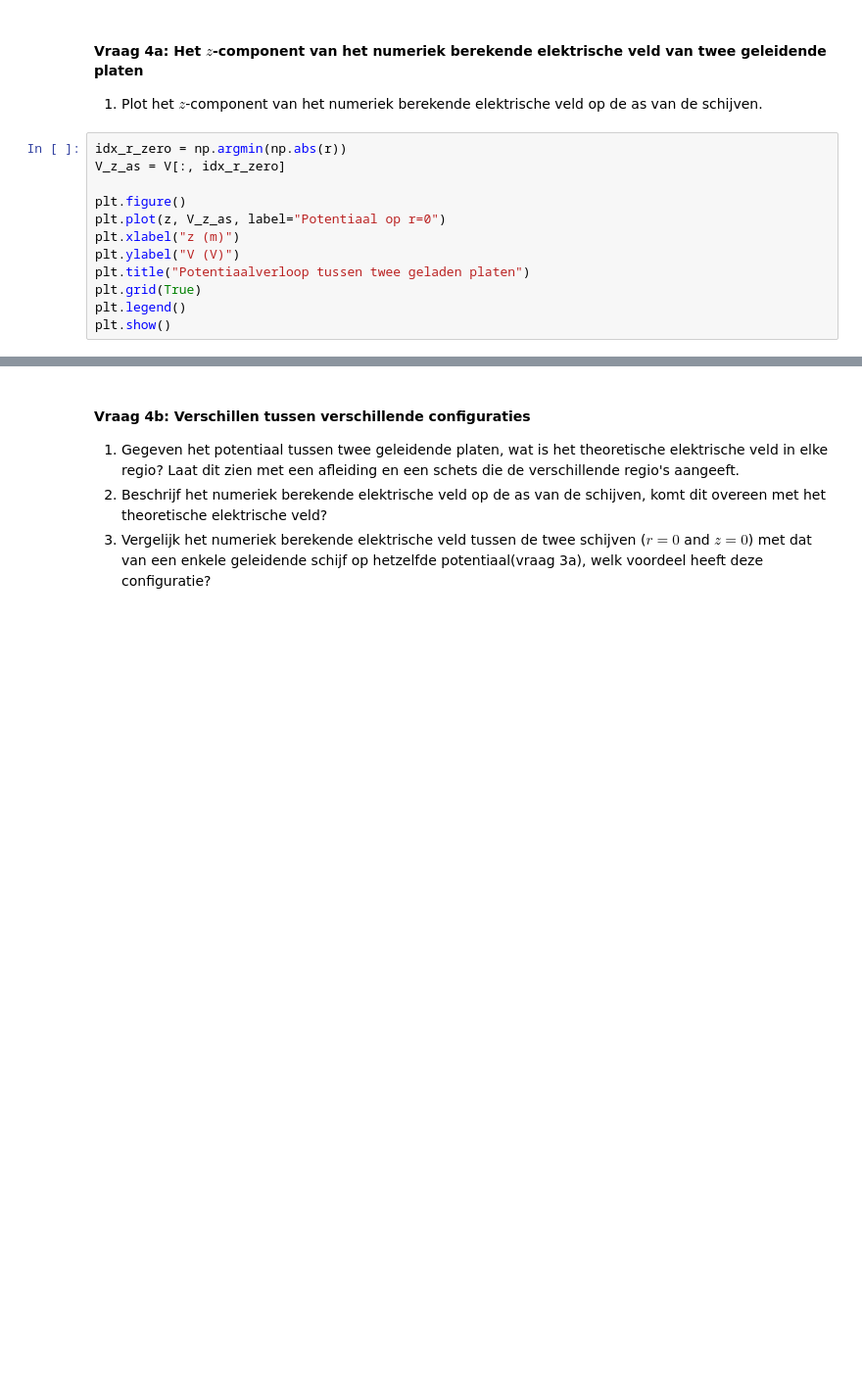
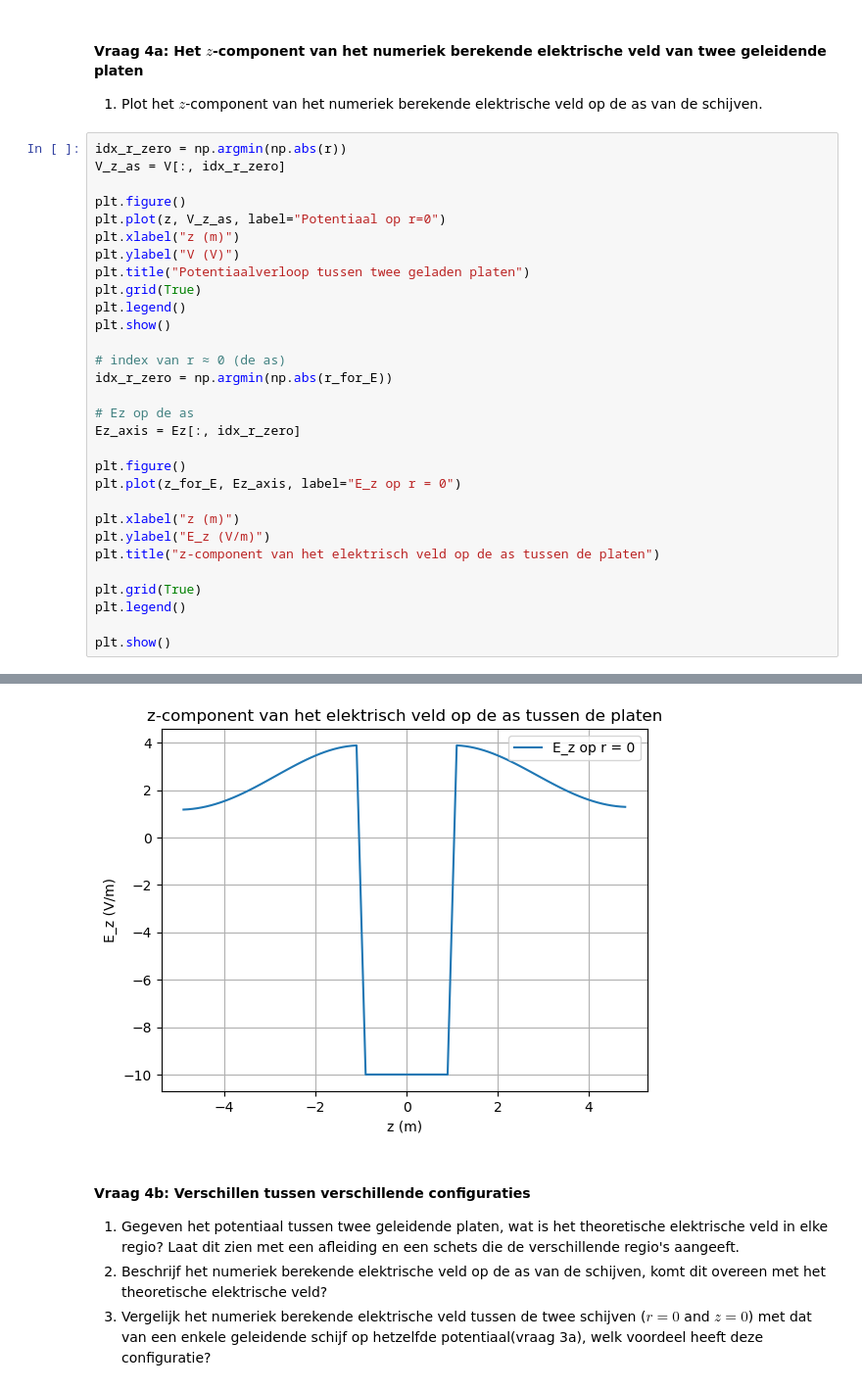
Before and after one commit to FRoerink/opdrachten-DEF-D, a Jupyter notebook: DigitaleOntwerpopdrachten/1CondensatorOpdracht/CondensatorOntwerpopdracht.ipynb, the cells around one changed output, grey strips where cells are left out. Shown at 98% size. Drawn from its saved outputs; the diff is of its cells as text; blank space fills up the shorter version.

```diff
--- a/DigitaleOntwerpopdrachten/1CondensatorOpdracht/CondensatorOntwerpopdracht.ipynb
+++ b/DigitaleOntwerpopdrachten/1CondensatorOpdracht/CondensatorOntwerpopdracht.ipynb
@@ -672,17 +672,36 @@ plot_results_disk(Ez, Er, normE, V, r, z, grid_step, disk_radius, z_pos_disk1, z
 # %%
 idx_r_zero = np.argmin(np.abs(r))
 V_z_as = V[:, idx_r_zero]
 
 plt.figure()
 plt.plot(z, V_z_as, label="Potentiaal op r=0")
 plt.xlabel("z (m)")
 plt.ylabel("V (V)")
 plt.title("Potentiaalverloop tussen twee geladen platen")
 plt.grid(True)
 plt.legend()
 plt.show()
+
+# index van r ≈ 0 (de as)
+idx_r_zero = np.argmin(np.abs(r_for_E))
+
+# Ez op de as
+Ez_axis = Ez[:, idx_r_zero]
+
+plt.figure()
+plt.plot(z_for_E, Ez_axis, label="E_z op r = 0")
+
+plt.xlabel("z (m)")
+plt.ylabel("E_z (V/m)")
+plt.title("z-component van het elektrisch veld op de as tussen de platen")
+
+plt.grid(True)
+plt.legend()
+
+plt.show()
 # %% [output]
 [figure]
+[figure, added]
 # %% [markdown]
 #### Vraag 4b: Verschillen tussen verschillende configuraties
 
```
Also changed, not shown: parts of 1 cell of this notebook.
